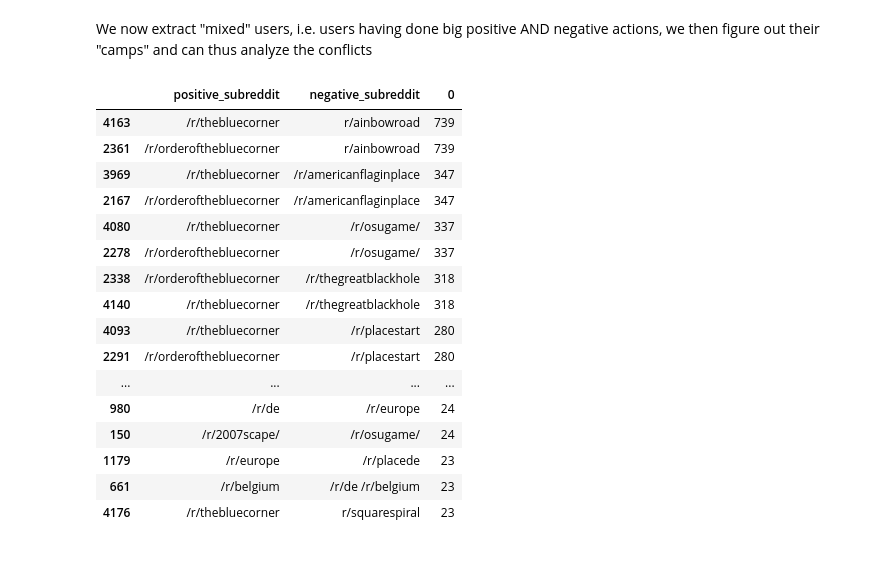
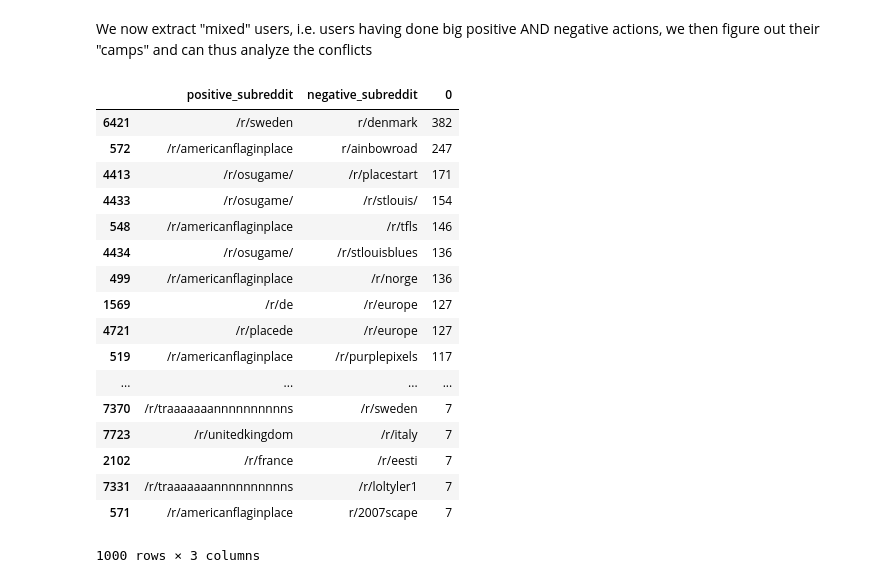
Before and after one commit to cedricviaccoz/warsonrplace, a Jupyter notebook: General conflict.ipynb, the cells around one changed output. Cells and saved outputs as stored; diff of their text form; code cells hidden in the pictures.

```diff
--- a/General conflict.ipynb
+++ b/General conflict.ipynb
@@ -235,7 +294,7 @@ with pd.option_context('display.max_rows', max_display):
 
 Now taking into account the sum of action of each user.
 # %%
-min_pixels = 5
+min_pixels = 10
 # %%
 user_subreddit_overall = dataset_flat.groupby(['user', 'subreddit'])['direction'].sum()
 user_subreddit_overall.describe(percentiles=[.25, .5, .75, .80, .90, .99, .999])
@@ -299,26 +377,27 @@ negative_actions = mixed_users_camps[mixed_users_camps['direction'] < 0]['subred
 df_camps = positive_actions.to_frame().rename(columns={'subreddit': 'positive_subreddit'})\
     .join(negative_actions.to_frame().rename(columns={'subreddit': 'negative_subreddit'}))
 # %%
-with pd.option_context('display.max_rows', 200):
+with pd.option_context('display.max_rows', 100):
     display(df_camps.groupby(['positive_subreddit', 'negative_subreddit'])
-                .size().reset_index().sort_values(by=0, ascending=False).head(200))
+                .size().reset_index().sort_values(by=0, ascending=False).head(1000))
 # %% [output]
 |  | positive_subreddit | negative_subreddit | 0 |
-| 4163 | /r/thebluecorner | r/ainbowroad | 739 |
-| 2361 | /r/orderofthebluecorner | r/ainbowroad | 739 |
-| 3969 | /r/thebluecorner | /r/americanflaginplace | 347 |
-| 2167 | /r/orderofthebluecorner | /r/americanflaginplace | 347 |
-| 4080 | /r/thebluecorner | /r/osugame/ | 337 |
-| 2278 | /r/orderofthebluecorner | /r/osugame/ | 337 |
-| 2338 | /r/orderofthebluecorner | /r/thegreatblackhole | 318 |
-| 4140 | /r/thebluecorner | /r/thegreatblackhole | 318 |
-| 4093 | /r/thebluecorner | /r/placestart | 280 |
-| 2291 | /r/orderofthebluecorner | /r/placestart | 280 |
+| 6421 | /r/sweden | r/denmark | 382 |
+| 572 | /r/americanflaginplace | r/ainbowroad | 247 |
+| 4413 | /r/osugame/ | /r/placestart | 171 |
+| 4433 | /r/osugame/ | /r/stlouis/ | 154 |
+| 548 | /r/americanflaginplace | /r/tfls | 146 |
+| 4434 | /r/osugame/ | /r/stlouisblues | 136 |
+| 499 | /r/americanflaginplace | /r/norge | 136 |
+| 1569 | /r/de | /r/europe | 127 |
+| 4721 | /r/placede | /r/europe | 127 |
+| 519 | /r/americanflaginplace | /r/purplepixels | 117 |
 | ... | ... | ... | ... |
-| 980 | /r/de | /r/europe | 24 |
-| 150 | /r/2007scape/ | /r/osugame/ | 24 |
-| 1179 | /r/europe | /r/placede | 23 |
-| 661 | /r/belgium | /r/de /r/belgium | 23 |
-| 4176 | /r/thebluecorner | r/squarespiral | 23 |
+| 7370 | /r/traaaaaaannnnnnnnnns | /r/sweden | 7 |
+| 7723 | /r/unitedkingdom | /r/italy | 7 |
+| 2102 | /r/france | /r/eesti | 7 |
+| 7331 | /r/traaaaaaannnnnnnnnns | /r/loltyler1 | 7 |
+| 571 | /r/americanflaginplace | r/2007scape | 7 |
+1000 rows × 3 columns
 # %% [markdown]
 Since some communities attract all the conflict, we filter them out to better see smaller conflicts.
```
Also changed, not shown: parts of 15 cells of this notebook, 1 other file.
